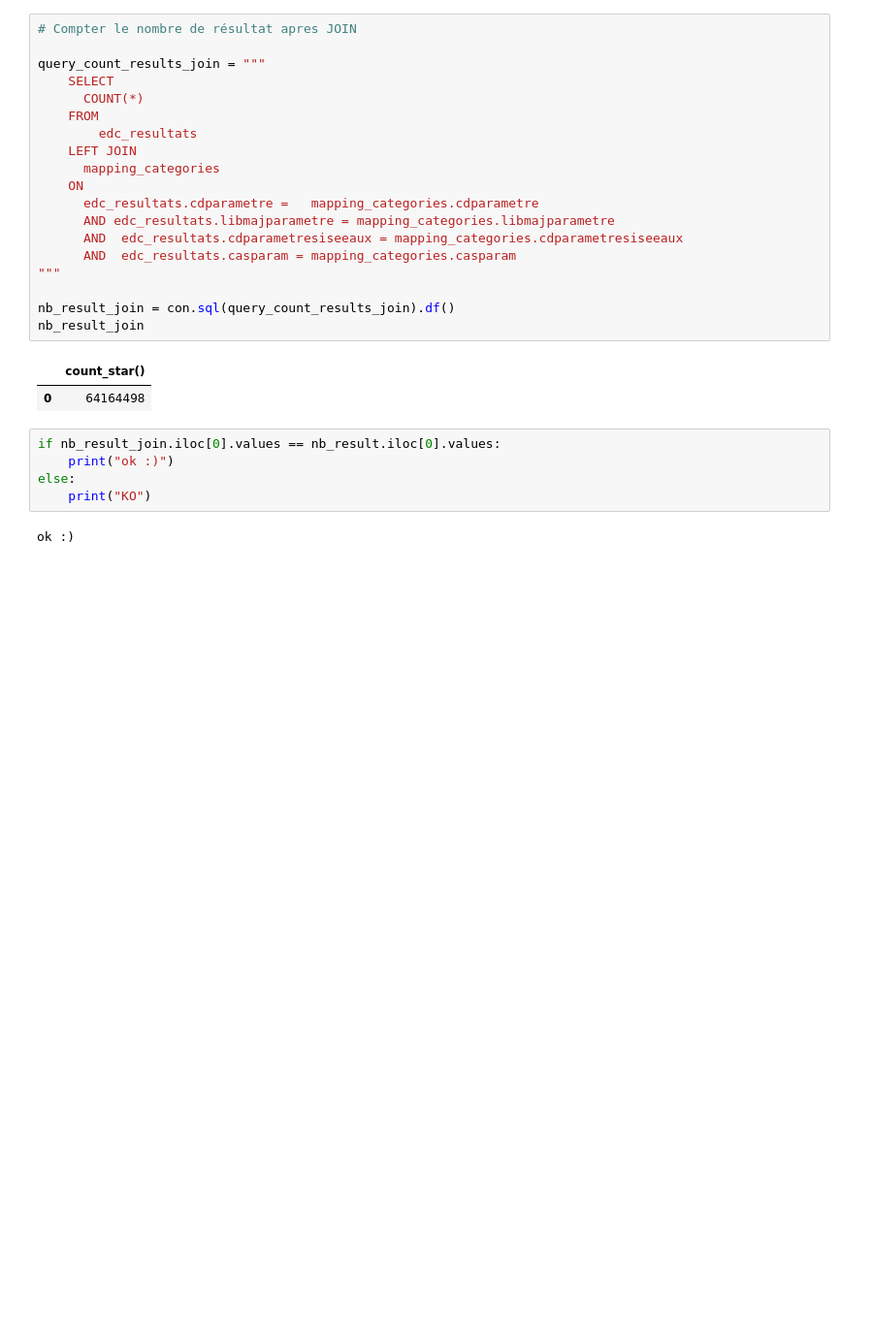
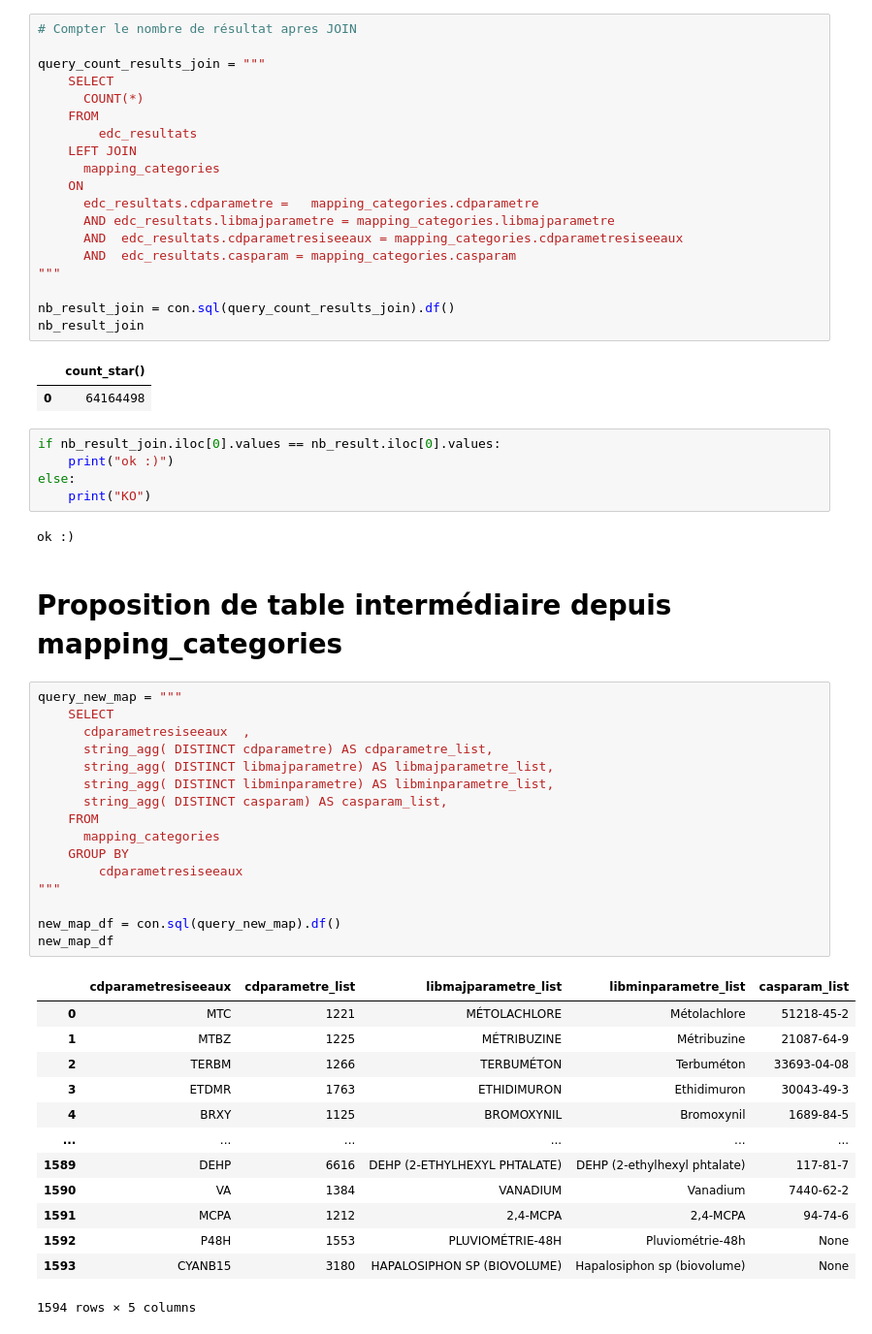
Before and after one commit to sbsrouteur/13_pollution_eau, a Jupyter notebook: analytics/notebooks/Tache165_Join-resultat-categorie.ipynb, the cells around one changed output. Shown at 97% size. Cells and saved outputs as stored; diff of their text form; blank space fills up the shorter version.

Commit message:
fix : add proposal table inter

```diff
--- a/analytics/notebooks/Tache165_Join-resultat-categorie.ipynb
+++ b/analytics/notebooks/Tache165_Join-resultat-categorie.ipynb
@@ -837,3 +837,35 @@ else:
     print("KO")
 # %% [output]
 ok :)
+# %% [markdown]
+# Proposition de table intermédiaire depuis mapping_categories
+# %%
+query_new_map = """
+    SELECT
+      cdparametresiseeaux  ,
+      string_agg( DISTINCT cdparametre) AS cdparametre_list,
+      string_agg( DISTINCT libmajparametre) AS libmajparametre_list,
+      string_agg( DISTINCT libminparametre) AS libminparametre_list,
+      string_agg( DISTINCT casparam) AS casparam_list,
+    FROM
+      mapping_categories
+    GROUP BY
+        cdparametresiseeaux
+"""
+
+new_map_df = con.sql(query_new_map).df()
+new_map_df
+# %% [output]
+|  | cdparametresiseeaux | cdparametre_list | libmajparametre_list | libminparametre_list | casparam_list |
+| 0 | MTC | 1221 | MÉTOLACHLORE | Métolachlore | 51218-45-2 |
+| 1 | MTBZ | 1225 | MÉTRIBUZINE | Métribuzine | 21087-64-9 |
+| 2 | TERBM | 1266 | TERBUMÉTON | Terbuméton | 33693-04-08 |
+| 3 | ETDMR | 1763 | ETHIDIMURON | Ethidimuron | 30043-49-3 |
+| 4 | BRXY | 1125 | BROMOXYNIL | Bromoxynil | 1689-84-5 |
+| ... | ... | ... | ... | ... | ... |
+| 1589 | DEHP | 6616 | DEHP (2-ETHYLHEXYL PHTALATE) | DEHP (2-ethylhexyl phtalate) | 117-81-7 |
+| 1590 | VA | 1384 | VANADIUM | Vanadium | 7440-62-2 |
+| 1591 | MCPA | 1212 | 2,4-MCPA | 2,4-MCPA | 94-74-6 |
+| 1592 | P48H | 1553 | PLUVIOMÉTRIE-48H | Pluviométrie-48h | None |
+| 1593 | CYANB15 | 3180 | HAPALOSIPHON SP (BIOVOLUME) | Hapalosiphon sp (biovolume) | None |
+1594 rows × 5 columns
```
Also changed, not shown: parts of 2 cells of this notebook.
